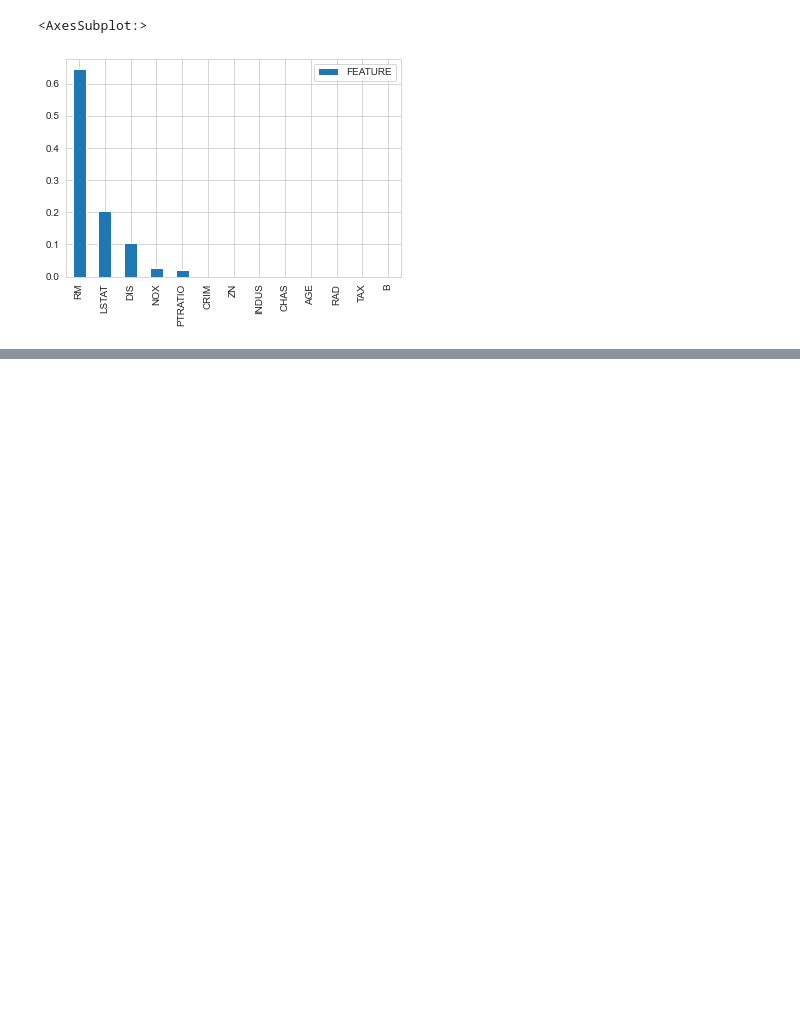
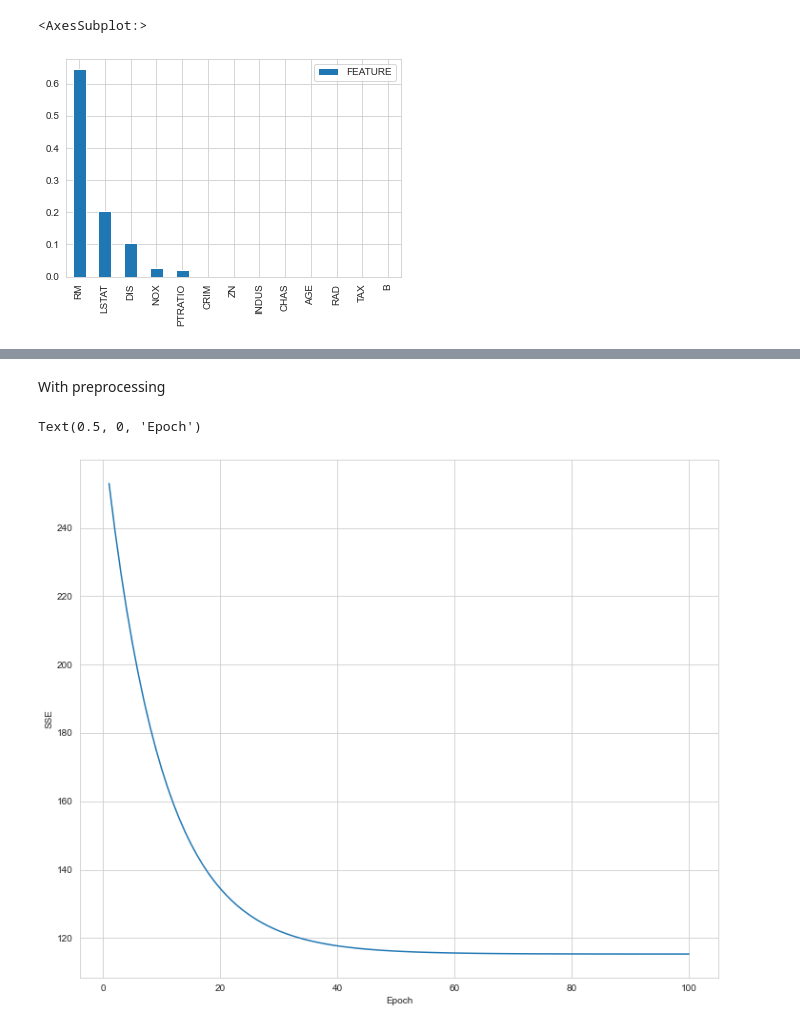
Before and after one commit to mashnun/Regression, a Jupyter notebook: Multiple Regression.ipynb, the cells around one changed output, grey strips where cells are left out. Drawn from its saved outputs; the diff is of its cells as text; code cells hidden in the pictures; blank space fills up the shorter version.

```diff
--- a/Multiple Regression.ipynb
+++ b/Multiple Regression.ipynb
@@ -568,0 +624,31 @@ result.sort_values(by='FEATURE', ascending=False).plot(kind='bar')
+# %% [markdown]
+With preprocessing
+# %%
+from sklearn.preprocessing import StandardScaler
+sc_x = StandardScaler()
+sc_y =StandardScaler()
+X_std = sc_x.fit_transform(X)
+Y_std = sc_y.fit_transform(Y.reshape(-1,1)).flatten()
+# %%
+alpha = 0.0001
+w = np.zeros(1+ X.shape[1])
+cost = []
+n = 100
+
+for i in range(n):
+    Y_pred = np.dot(X_std, w[1:]) + w[0]
+    errors = (Y_std - Y_pred)
+
+    w[1:] += alpha * X_std.T.dot(errors)
+    w[0] += alpha * errors.sum()
+
+    cost_ = (errors**2).sum()/2.0
+    cost.append(cost_)
+# %%
+pt.figure(figsize=(12,10))
+pt.plot(range(1, n+1), cost)
+pt.ylabel('SSE')
+pt.xlabel('Epoch')
+# %% [output]
+Text(0.5, 0, 'Epoch')
+[figure, added]
```
Also changed, not shown: parts of 42 cells of this notebook.
